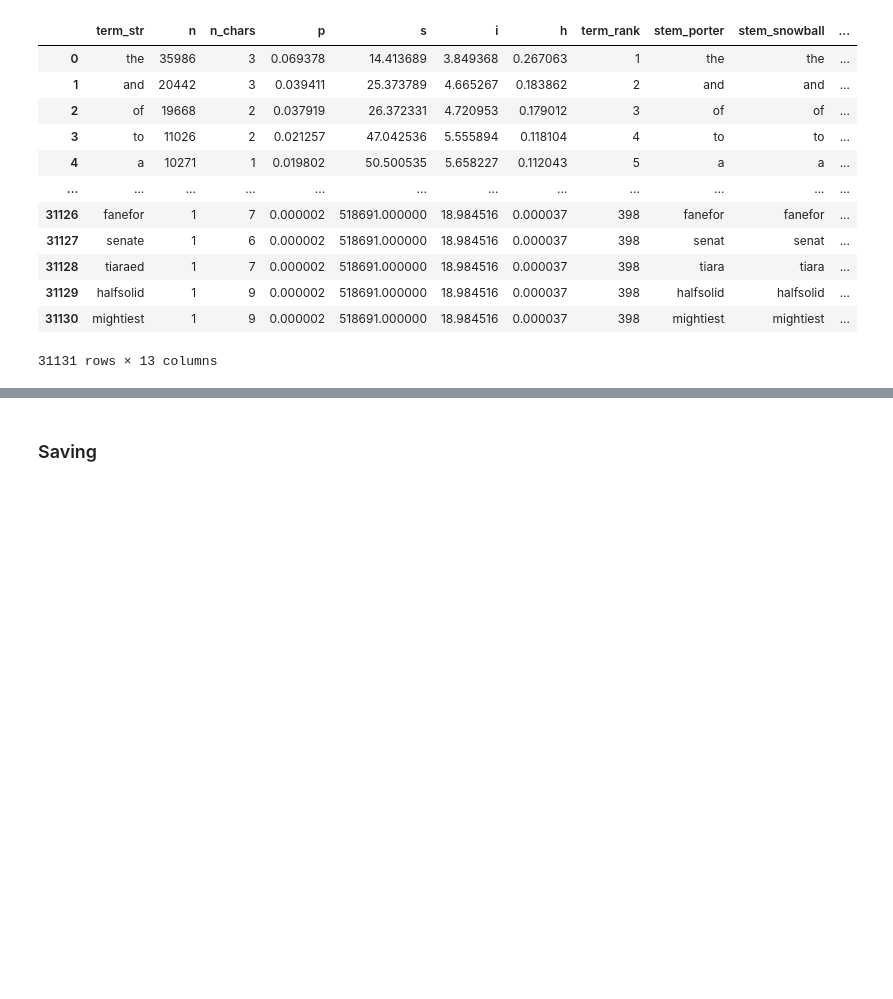
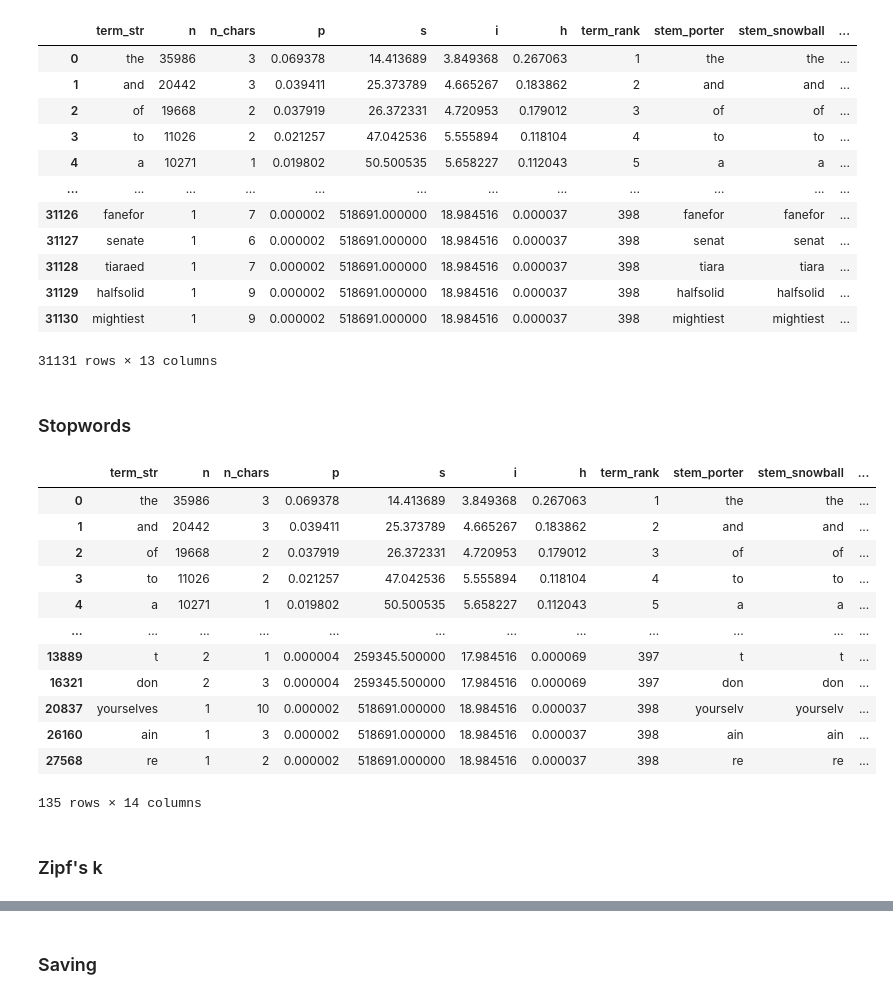
Before and after one commit to RyanDoesMath/Lovecraft-Digital-Analytical-Edition, a Jupyter notebook: lovecraft_ETA.ipynb, the cells around one changed output, grey strips where cells are left out. Drawn from its saved outputs; the diff is of its cells as text; code cells hidden in the pictures; blank space fills up the shorter version.

Commit message:
Added Ziph's K and a boolean column for stopwords in VOCAB

```diff
--- a/lovecraft_ETA.ipynb
+++ b/lovecraft_ETA.ipynb
@@ -564,3 +564,30 @@ VOCAB
 | 31129 | halfsolid | 1 | 9 | 0.000002 | 518691.000000 | 18.984516 | 0.000037 | 398 | halfsolid | halfsolid | ... |
 | 31130 | mightiest | 1 | 9 | 0.000002 | 518691.000000 | 18.984516 | 0.000037 | 398 | mightiest | mightiest | ... |
 31131 rows × 13 columns
+# %% [markdown]
+### Stopwords
+# %%
+sw = pd.DataFrame(nltk.corpus.stopwords.words('english'), columns=['term_str'])
+sw = sw.reset_index().set_index('term_str')
+sw.columns = ['dummy']
+sw.dummy = 1
+# %%
+VOCAB['stop'] = VOCAB['term_str'].apply(lambda x: 1 if x in list(sw.reset_index()['term_str']) else 0)
+# %%
+VOCAB[VOCAB['stop'] == 1]
+# %% [output]
+|  | term_str | n | n_chars | p | s | i | h | term_rank | stem_porter | stem_snowball | ... |
+| 0 | the | 35986 | 3 | 0.069378 | 14.413689 | 3.849368 | 0.267063 | 1 | the | the | ... |
+| 1 | and | 20442 | 3 | 0.039411 | 25.373789 | 4.665267 | 0.183862 | 2 | and | and | ... |
+| 2 | of | 19668 | 2 | 0.037919 | 26.372331 | 4.720953 | 0.179012 | 3 | of | of | ... |
+| 3 | to | 11026 | 2 | 0.021257 | 47.042536 | 5.555894 | 0.118104 | 4 | to | to | ... |
+| 4 | a | 10271 | 1 | 0.019802 | 50.500535 | 5.658227 | 0.112043 | 5 | a | a | ... |
+| ... | ... | ... | ... | ... | ... | ... | ... | ... | ... | ... | ... |
+| 13889 | t | 2 | 1 | 0.000004 | 259345.500000 | 17.984516 | 0.000069 | 397 | t | t | ... |
+| 16321 | don | 2 | 3 | 0.000004 | 259345.500000 | 17.984516 | 0.000069 | 397 | don | don | ... |
+| 20837 | yourselves | 1 | 10 | 0.000002 | 518691.000000 | 18.984516 | 0.000037 | 398 | yourselv | yourselv | ... |
+| 26160 | ain | 1 | 3 | 0.000002 | 518691.000000 | 18.984516 | 0.000037 | 398 | ain | ain | ... |
+| 27568 | re | 1 | 2 | 0.000002 | 518691.000000 | 18.984516 | 0.000037 | 398 | re | re | ... |
+135 rows × 14 columns
+# %% [markdown]
+### Zipf's k
```
Also changed, not shown: parts of 2 cells of this notebook, 1 other file.
